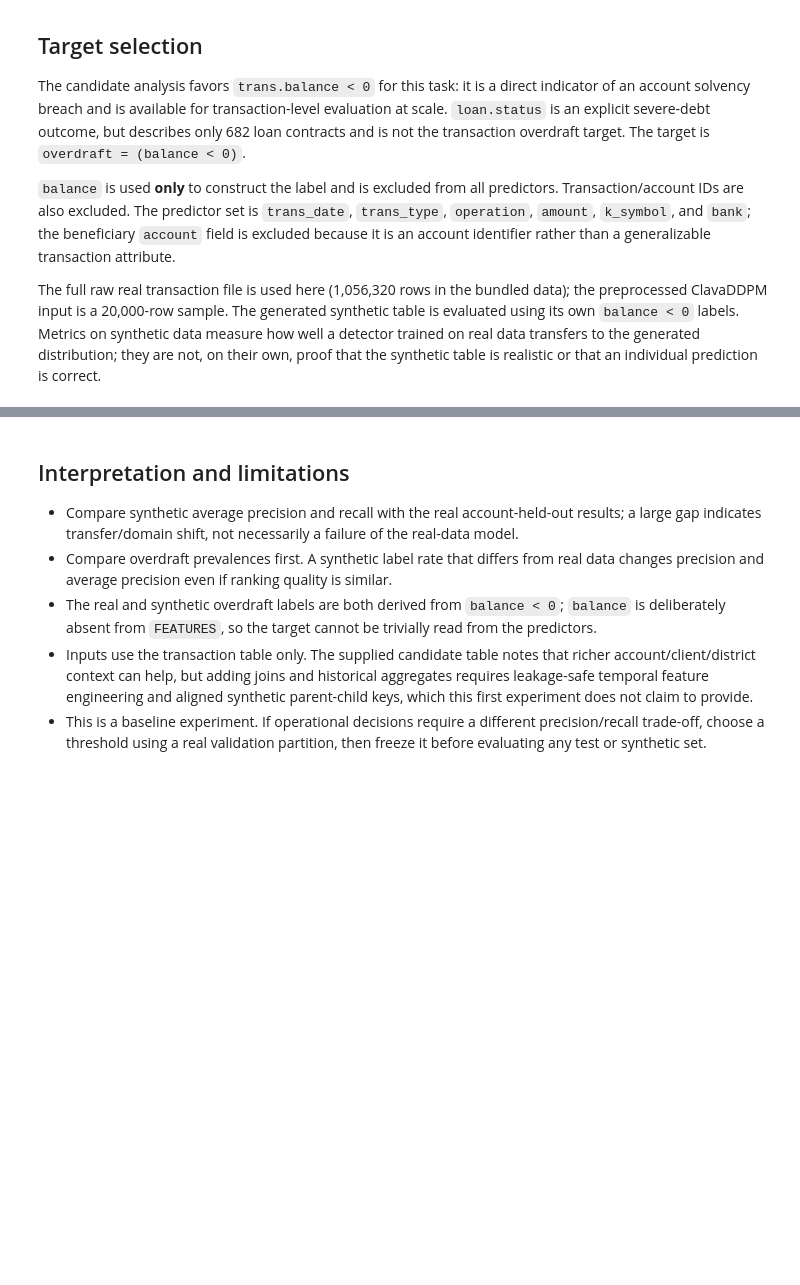
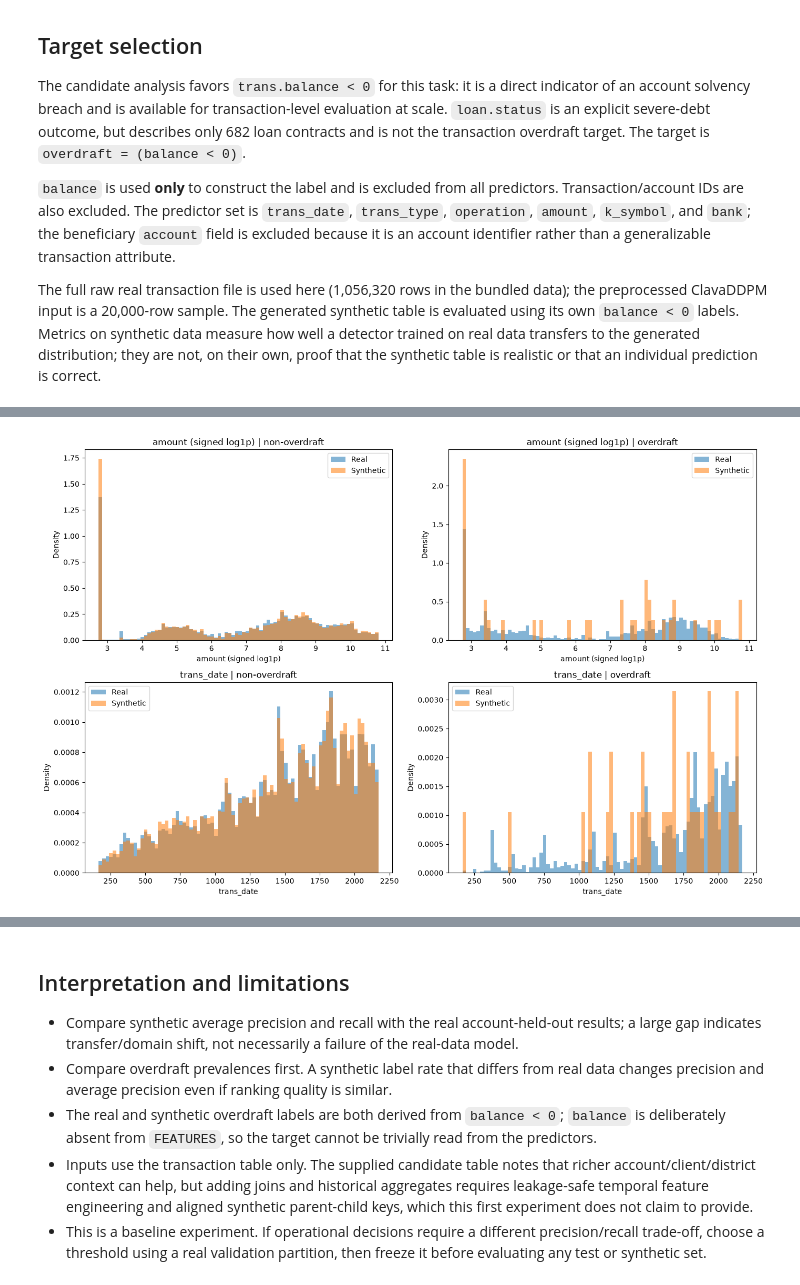
Before and after one commit to arashms/vector-bootcamp-synthetic-data, a Jupyter notebook: implementations/tabular_data/multi_table/anomaly_detection/overdraft_detection.ipynb, the cells around one changed output, grey strips where cells are left out. Saved outputs shown, nothing was run; the diff lists cells and outputs as text; code cells hidden in the pictures; blank space fills up the shorter version.

```diff
--- a/implementations/tabular_data/multi_table/anomaly_detection/overdraft_detection.ipynb
+++ b/implementations/tabular_data/multi_table/anomaly_detection/overdraft_detection.ipynb
@@ -278,0 +469,33 @@ plt.show()
+# %%
+fig, axes = plt.subplots(2, 2, figsize=(14, 9))
+for row, (feature, transform, label) in enumerate(
+    [
+        ("amount", signed_log1p, "amount (signed log1p)"),
+        ("trans_date", lambda values: pd.to_numeric(values, errors="coerce").to_numpy(dtype=float), "trans_date"),
+    ],
+):
+    class_frames = [
+        real.loc[real[TARGET] == 0, feature],
+        synthetic.loc[synthetic[TARGET] == 0, feature],
+        real.loc[real[TARGET] == 1, feature],
+        synthetic.loc[synthetic[TARGET] == 1, feature],
+    ]
+    transformed = [transform(values) for values in class_frames]
+    finite_values = np.concatenate([values[np.isfinite(values)] for values in transformed])
+    low, high = np.quantile(finite_values, [0.005, 0.995])
+    bins = np.linspace(low, high, 81)
+    for col, target_value in enumerate([0, 1]):
+        ax = axes[row, col]
+        for dataset_name, data in [("Real", real), ("Synthetic", synthetic)]:
+            values = transform(data.loc[data[TARGET] == target_value, feature])
+            ax.hist(values, bins=bins, density=True, alpha=0.55, label=dataset_name)
+        ax.set(
+            title=f"{label} | {'overdraft' if target_value else 'non-overdraft'}",
+            xlabel=label,
+            ylabel="Density",
+        )
+        ax.legend()
+fig.tight_layout()
+plt.show()
+# %% [output]
+[figure, added]
```
Also changed, not shown: parts of 12 cells of this notebook.
